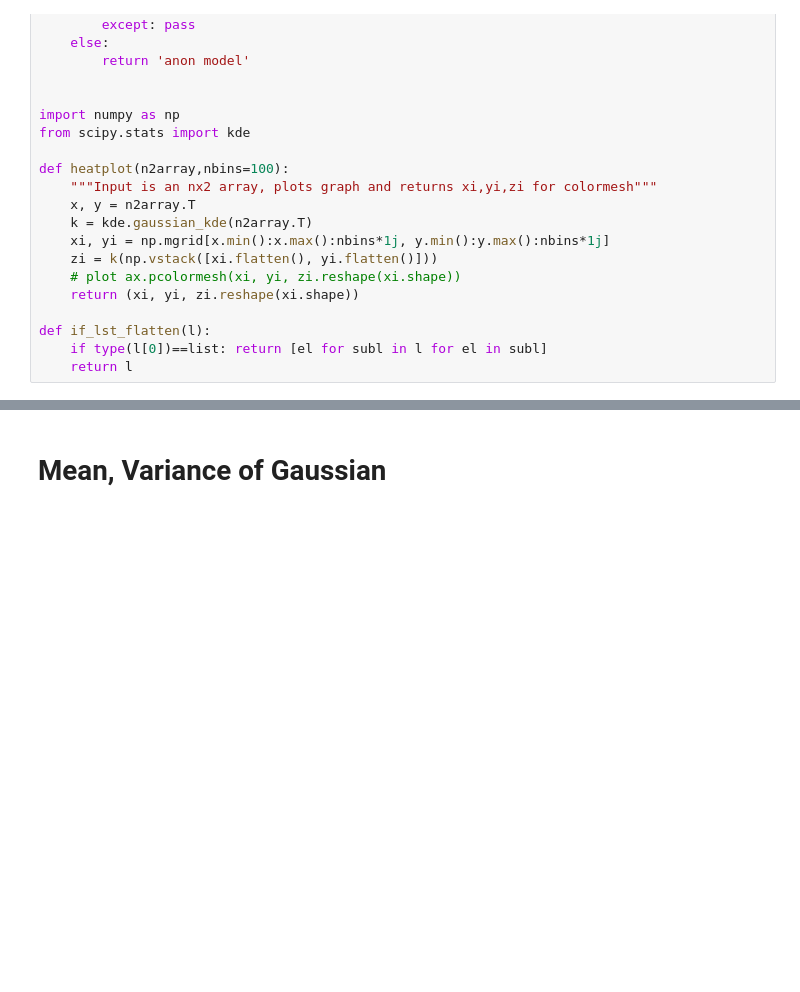
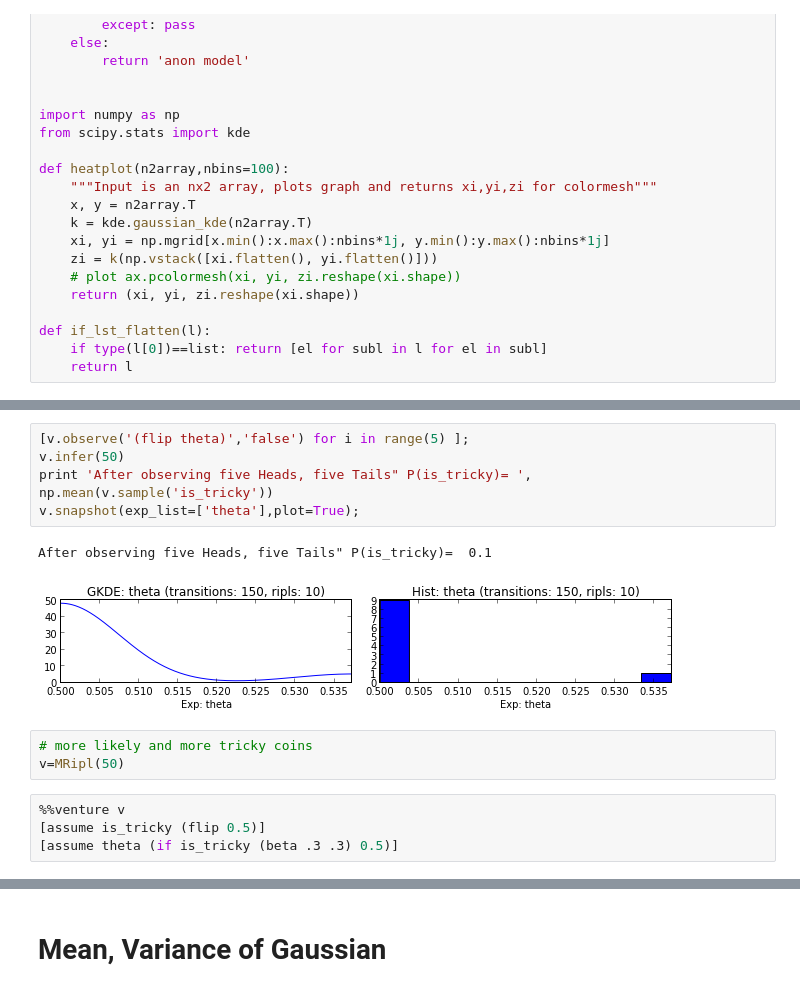
Before and after one commit to owainevans/myunit, a Jupyter notebook: gauss_reg_demo.ipynb, the cells around one changed output, grey strips where cells are left out. Cells and saved outputs as stored; diff of their text form; blank space fills up the shorter version.

```diff
--- a/gauss_reg_demo.ipynb
+++ b/gauss_reg_demo.ipynb
@@ -39,0 +181,15 @@ def if_lst_flatten(l):
+# %%
+[v.observe('(flip theta)','false') for i in range(5) ];
+v.infer(50)
+print 'After observing five Heads, five Tails" P(is_tricky)= ', np.mean(v.sample('is_tricky'))
+v.snapshot(exp_list=['theta'],plot=True);
+# %% [output]
+After observing five Heads, five Tails" P(is_tricky)=  0.1
+[figure, added]
+# %%
+# more likely and more tricky coins
+v=MRipl(50)
+# %%
+%%venture v
+[assume is_tricky (flip 0.5)]
+[assume theta (if is_tricky (beta .3 .3) 0.5)]
```
Also changed, not shown: parts of 42 cells of this notebook, 1 other file.
